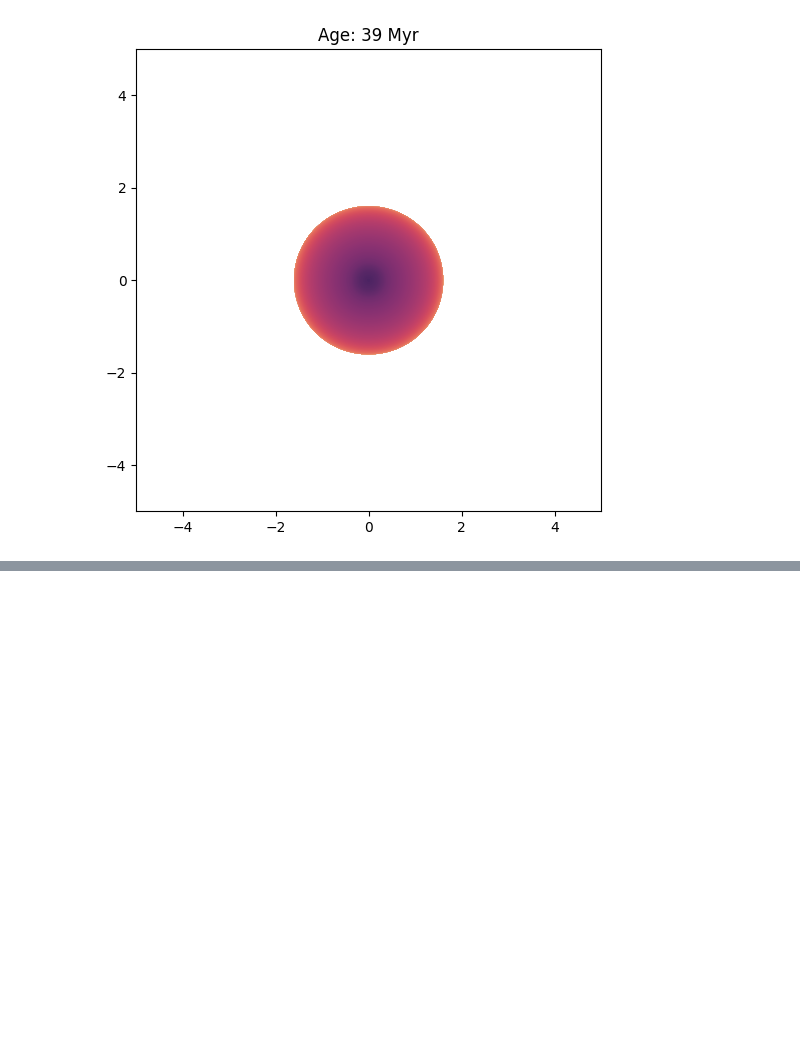
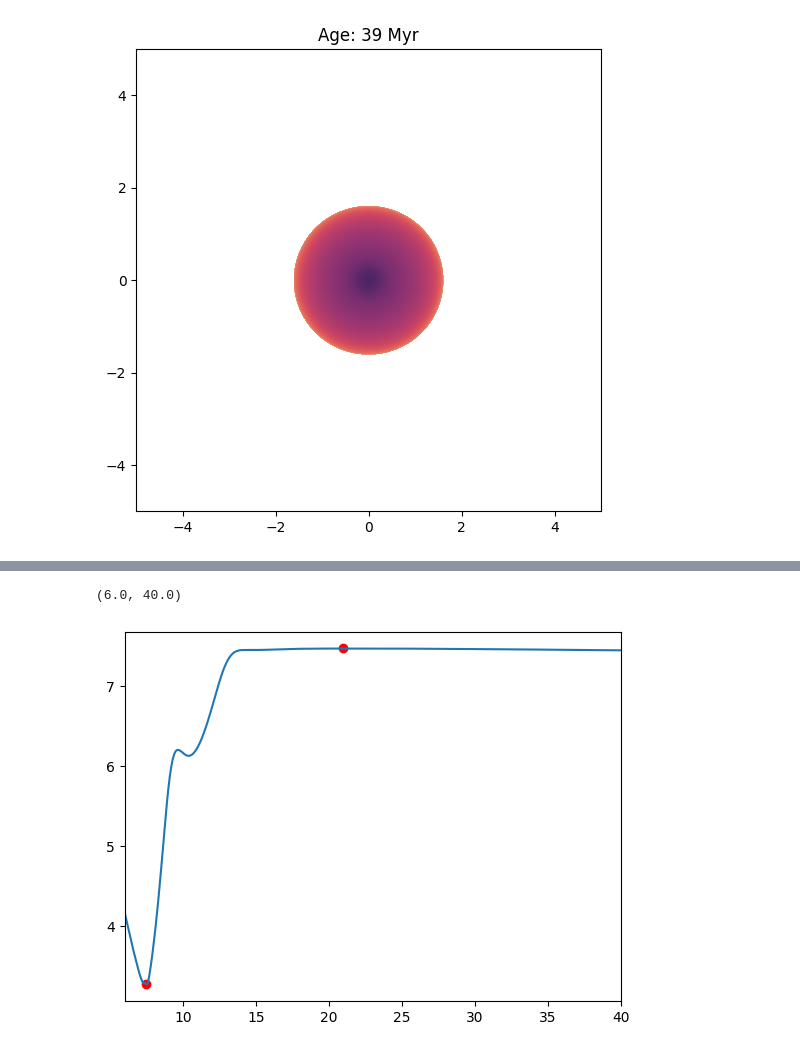
Before and after one commit to gautam-404/MESA-tests, a Jupyter notebook: test.ipynb, the cells around one changed output, grey strips where cells are left out. Cells and saved outputs as stored; diff of their text form; code cells hidden in the pictures; blank space fills up the shorter version.

```diff
--- a/test.ipynb
+++ b/test.ipynb
@@ -383,0 +436,10 @@ plt.show()
+# %%
+plt.plot(dfs[3]["Myr"], dfs[3]["Dnu"])
+arg = np.argmax(dfs[3]["Dnu"])
+plt.scatter(dfs[3]["Myr"].iloc[arg], dfs[3]["Dnu"].iloc[arg], color='red')
+arg = np.argmin(dfs[3]["Dnu"])
+plt.scatter(dfs[3]["Myr"].iloc[arg], dfs[3]["Dnu"].iloc[arg], color='red')
+plt.xlim(6, 40)
+# %% [output]
+(6.0, 40.0)
+[figure, added]
```
Also changed, not shown: parts of 7 cells of this notebook.
